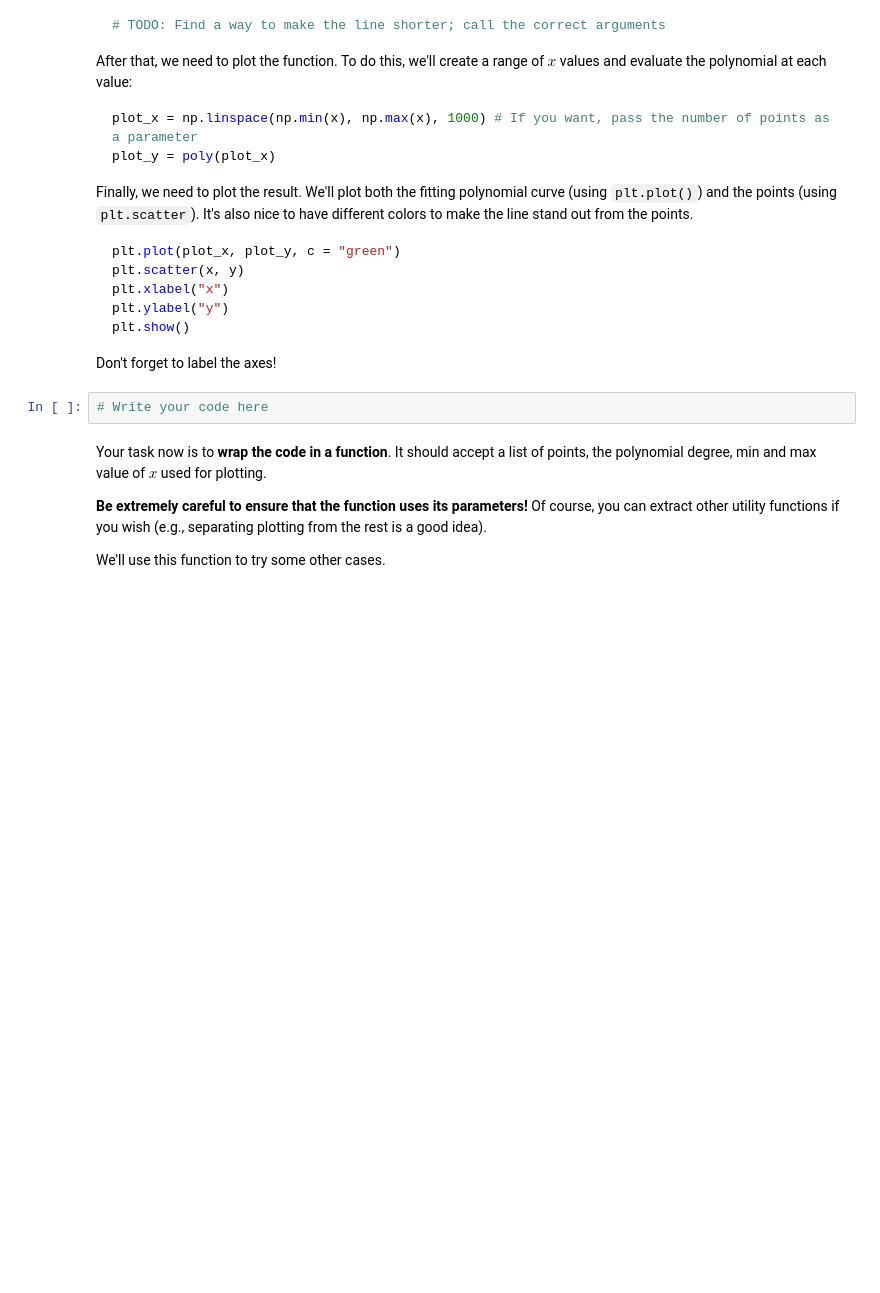
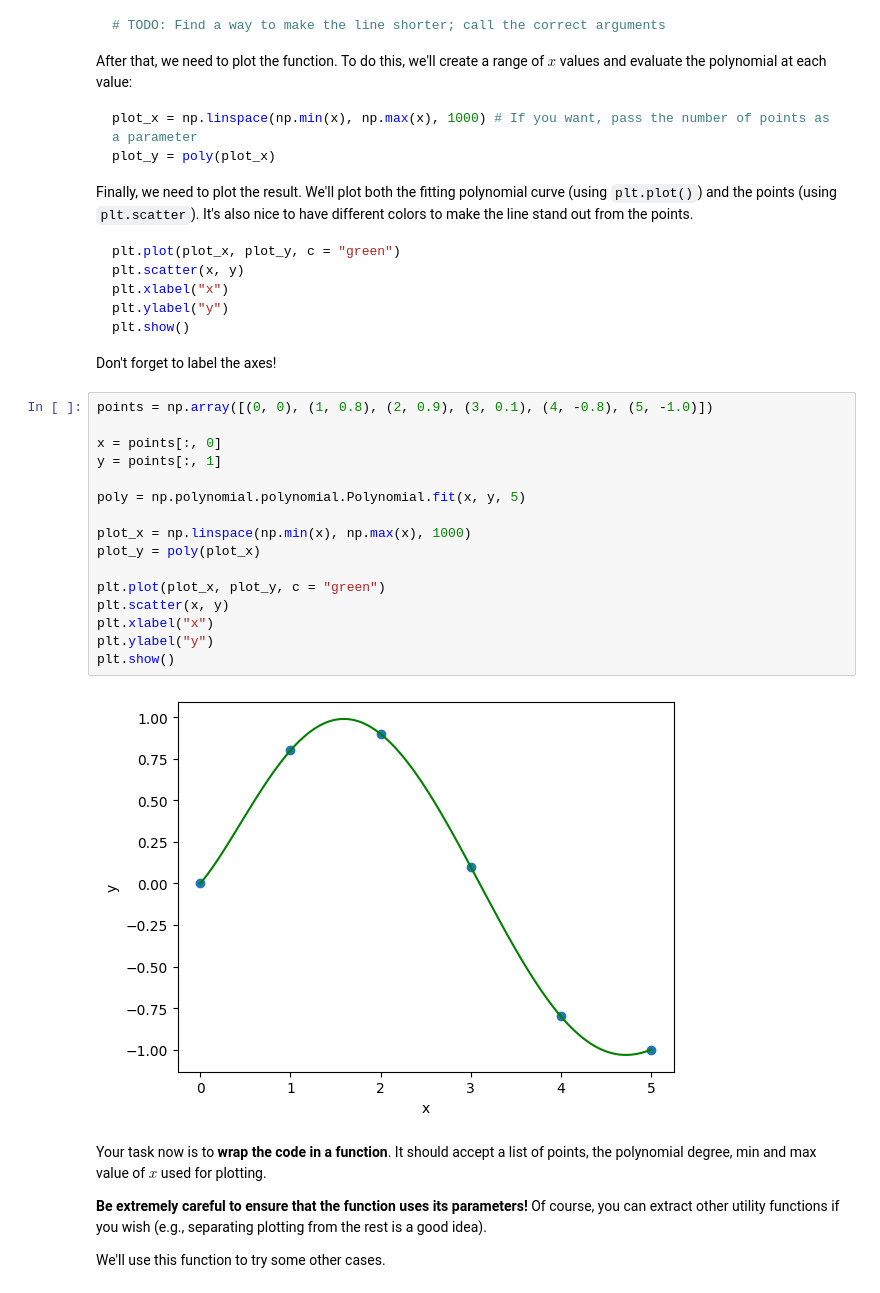
Before and after one commit to vdimitrov13/math-concepts, a Jupyter notebook: 04.Basic-Algebra-Exercise/Basic Algebra Exercise.ipynb, the cells around one changed output. Cells and saved outputs as stored; diff of their text form; blank space fills up the shorter version.

````diff
--- a/04.Basic-Algebra-Exercise/Basic Algebra Exercise.ipynb
+++ b/04.Basic-Algebra-Exercise/Basic Algebra Exercise.ipynb
@@ -53,8 +62,24 @@ plt.ylabel("y")
 plt.show()
 ```
 Don't forget to label the axes!
-# %%
-# Write your code here
+# %%
+points = np.array([(0, 0), (1, 0.8), (2, 0.9), (3, 0.1), (4, -0.8), (5, -1.0)])
+
+x = points[:, 0]
+y = points[:, 1]
+
+poly = np.polynomial.polynomial.Polynomial.fit(x, y, 5)
+
+plot_x = np.linspace(np.min(x), np.max(x), 1000)
+plot_y = poly(plot_x)
+
+plt.plot(plot_x, plot_y, c = "green")
+plt.scatter(x, y)
+plt.xlabel("x")
+plt.ylabel("y")
+plt.show()
+# %% [output]
+[figure, added]
 # %% [markdown]
 Your task now is to **wrap the code in a function**. It should accept a list of points, the polynomial degree, min and max value of $x$ used for plotting.
 
````
Also changed, not shown: parts of 41 cells of this notebook.
